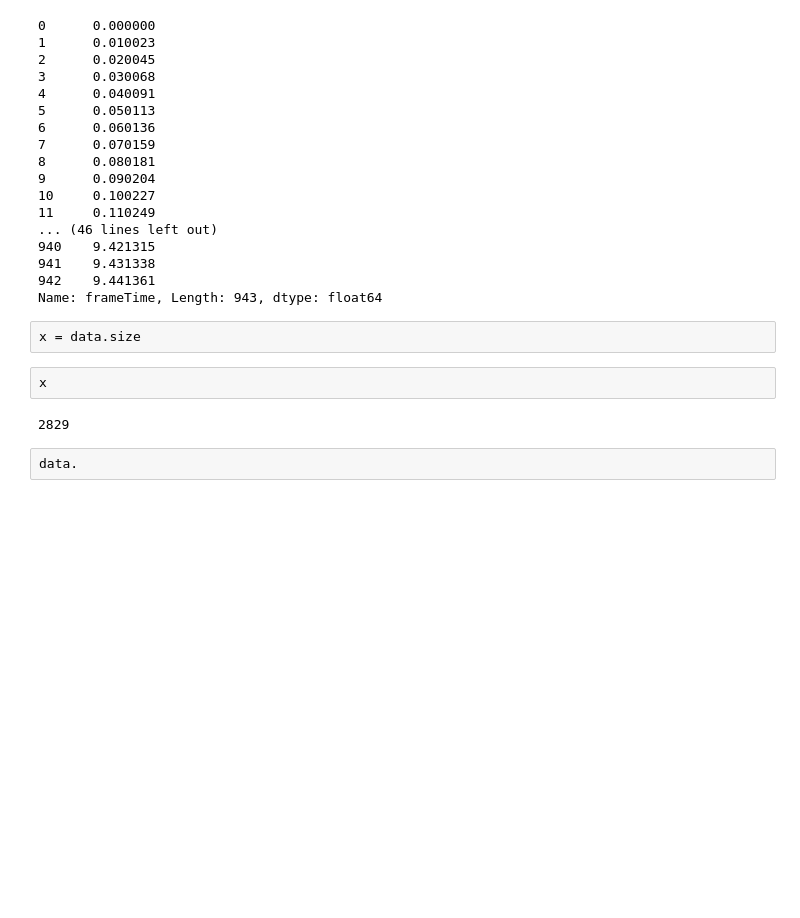
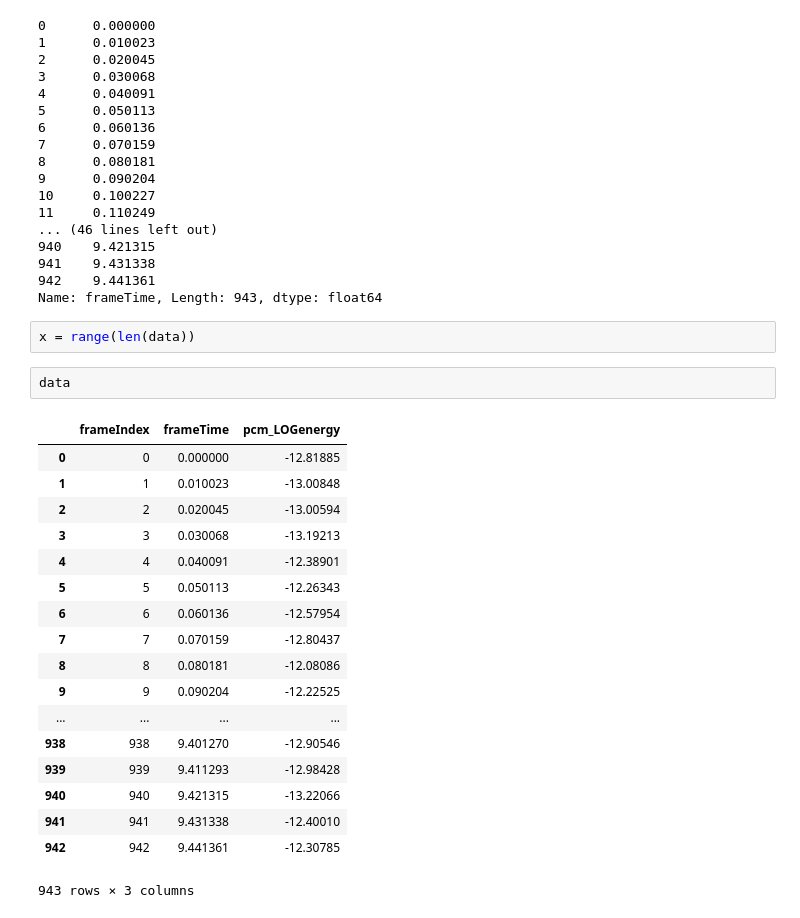
Before and after one commit to mostafashahin/SSD_Detection, a Jupyter notebook: SSD_Notebook.ipynb, the cells around one changed output. Cells and saved outputs as stored; diff of their text form; blank space fills up the shorter version.

```diff
--- a/SSD_Notebook.ipynb
+++ b/SSD_Notebook.ipynb
@@ -26,10 +26,25 @@ data['frameTime']
 942    9.441361
 Name: frameTime, Length: 943, dtype: float64
 # %%
-x = data.size
+x = range(len(data))
-# %%
-x
-# %% [output]
-2829
 # %%
-data.
+data
+# %% [output]
+|  | frameIndex | frameTime | pcm_LOGenergy |
+| 0 | 0 | 0.000000 | -12.81885 |
+| 1 | 1 | 0.010023 | -13.00848 |
+| 2 | 2 | 0.020045 | -13.00594 |
+| 3 | 3 | 0.030068 | -13.19213 |
+| 4 | 4 | 0.040091 | -12.38901 |
+| 5 | 5 | 0.050113 | -12.26343 |
+| 6 | 6 | 0.060136 | -12.57954 |
+| 7 | 7 | 0.070159 | -12.80437 |
+| 8 | 8 | 0.080181 | -12.08086 |
+| 9 | 9 | 0.090204 | -12.22525 |
+| ... | ... | ... | ... |
+| 938 | 938 | 9.401270 | -12.90546 |
+| 939 | 939 | 9.411293 | -12.98428 |
+| 940 | 940 | 9.421315 | -13.22066 |
+| 941 | 941 | 9.431338 | -12.40010 |
+| 942 | 942 | 9.441361 | -12.30785 |
+943 rows × 3 columns
```
Also changed, not shown: parts of 3 cells of this notebook.
